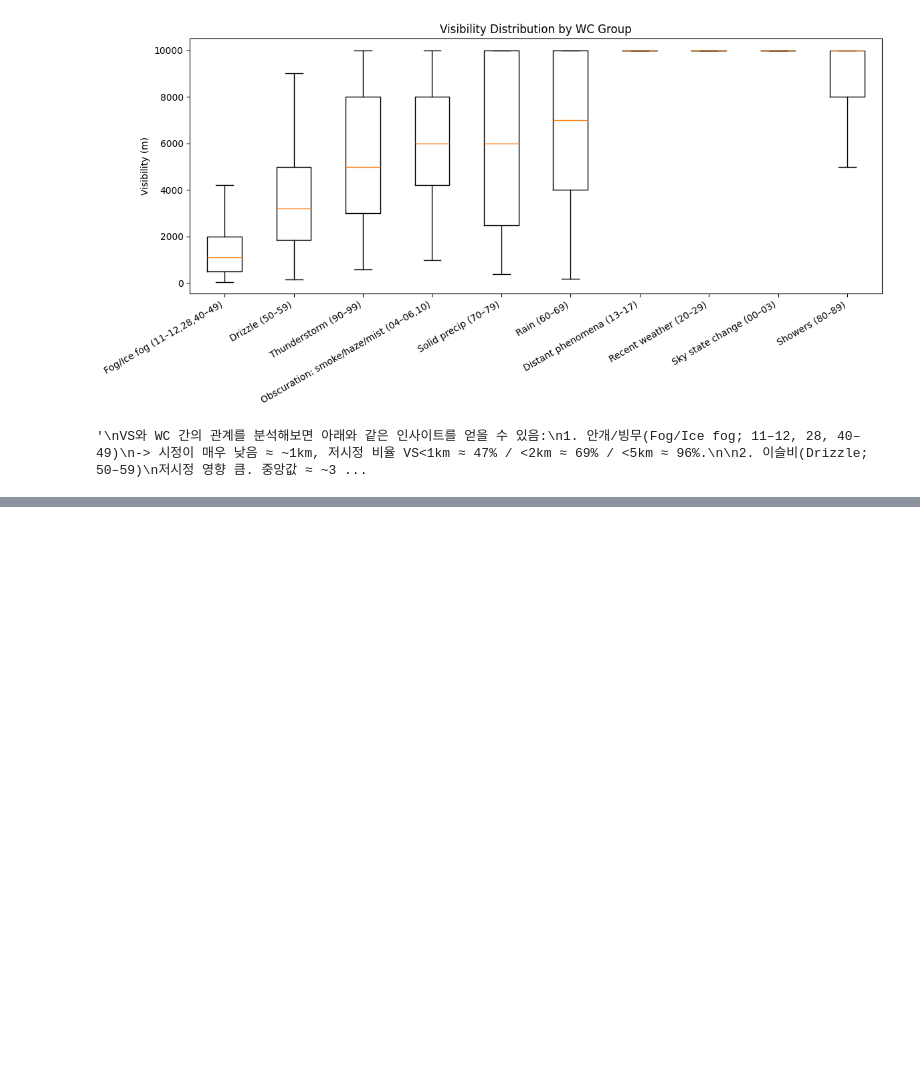
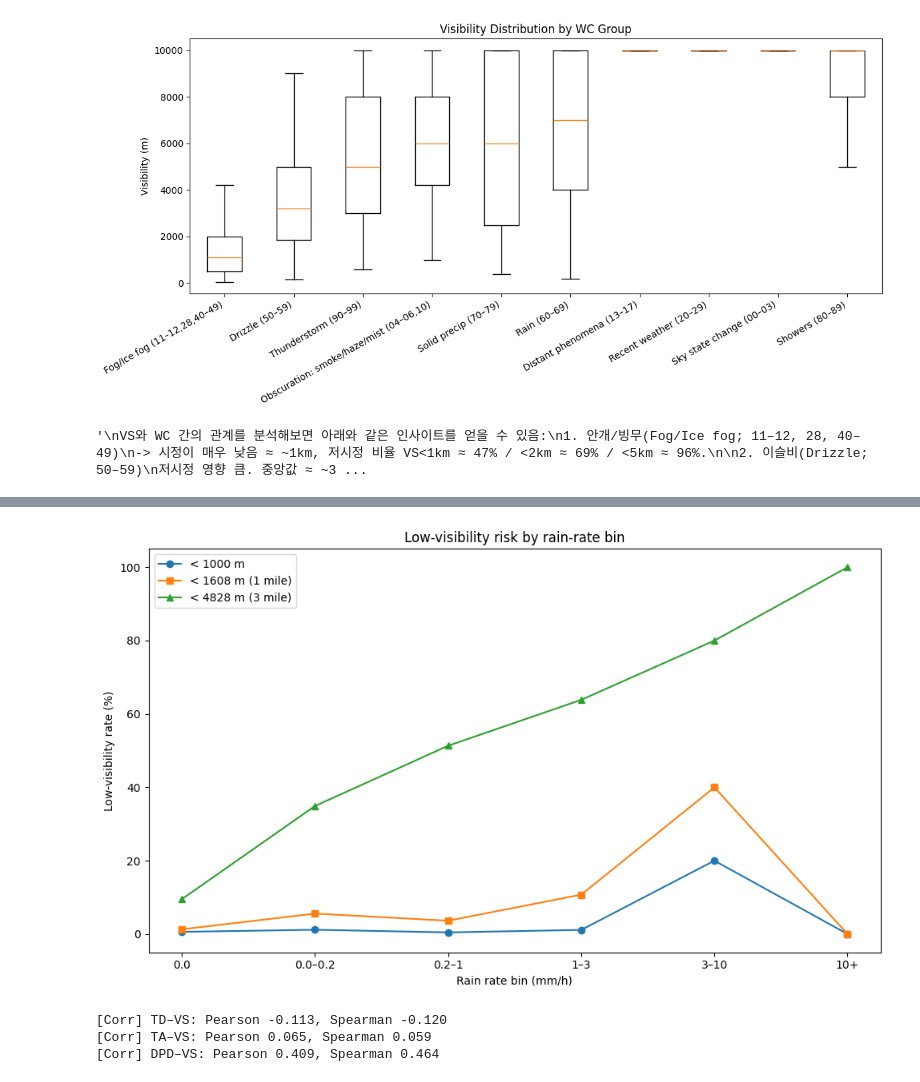
Before and after one commit to tjdrbdl/Weather_Prediction, a Jupyter notebook: prediction_weather/EDA.ipynb, the cells around one changed output, grey strips where cells are left out. Drawn from its saved outputs; the diff is of its cells as text; code cells hidden in the pictures; blank space fills up the shorter version.

```diff
--- a/prediction_weather/EDA.ipynb
+++ b/prediction_weather/EDA.ipynb
@@ -446,0 +575,56 @@ VS와 WC 간의 관계를 분석해보면 아래와 같은 인사이트를 얻
+# %%
+# 5) 저시정 위험곡선(1km, 1mile, 3mile) vs 강수구간
+x = np.arange(len(order))
+plt.figure(figsize=(10,6))
+plt.plot(x, summary["pct_vs_lt_1000"], marker="o", label="< 1000 m")
+plt.plot(x, summary["pct_vs_lt_1608"], marker="s", label="< 1608 m (1 mile)")
+plt.plot(x, summary["pct_vs_lt_4828"], marker="^", label="< 4828 m (3 mile)")
+plt.xticks(x, order)
+plt.xlabel("Rain rate bin (mm/h)")
+plt.ylabel("Low-visibility rate (%)")
+plt.title("Low-visibility risk by rain-rate bin")
+plt.legend()
+plt.tight_layout()
+plt.show()
+
+# 3-10 mm/h 구간부터 저시정 위험이 급격히 증가하는 패턴, 특히 1km 미만 저시정 비율이 급증
+# 강수량이 많아질수록 시정이 나빠지는 경향이지만, 10+ mm/h 구간에서는 오히려 저시정 비율이 다소 낮아지는 현상
+# 이는 극심한 강수 상황에서는 시정이 극단적으로 낮아지는 경우가 상대적으로 적기 때문일 수 있음(소나기)
+# %% [output]
+[figure, added]
+# %%
+use_cols = [c for c in ["VS","TD","TA"] if c in df.columns]
+df_T = df[use_cols].copy()
+for c in ["VS","TD","TA"]:
+    df_T[c] = pd.to_numeric(df_T[c], errors="coerce")
+df_T = df_T.dropna(subset=["VS","TD","TA"]).copy()
+
+# 파생변수
+# DPD: 이슬점감률 (작을수록 응결 위험↑, 저시정 위험↑)
+df_T["DPD"] = df_T["TA"] - df_T["TD"]
+
+# TD와 VS의 Pearson 및 Spearman 상관계수 계산
+m_td_vs = np.isfinite(df_T["TD"]) & np.isfinite(df_T["VS"])
+pear_TD = np.corrcoef(df_T["TD"][m_td_vs], df_T["VS"][m_td_vs])[0, 1]
+spear_TD = pd.Series(df_T["TD"][m_td_vs]).corr(pd.Series(df_T["VS"][m_td_vs]), method="spearman")
+
+# TA와 VS의 Pearson 및 Spearman 상관계수 계산
+m_ta_vs = np.isfinite(df_T["TA"]) & np.isfinite(df_T["VS"])
+pear_TA = np.corrcoef(df_T["TA"][m_ta_vs], df_T["VS"][m_ta_vs])[0, 1]
+spear_TA = pd.Series(df_T["TA"][m_ta_vs]).corr(pd.Series(df_T["VS"][m_ta_vs]), method="spearman")
+
+# DPD와 VS의 Pearson 및 Spearman 상관계수 계산
+m_dpd_vs = np.isfinite(df_T["DPD"]) & np.isfinite(df_T["VS"])
+pear_DPD = np.corrcoef(df_T["DPD"][m_dpd_vs], df_T["VS"][m_dpd_vs])[0, 1]
+spear_DPD = pd.Series(df_T["DPD"][m_dpd_vs]).corr(pd.Series(df_T["VS"][m_dpd_vs]), method="spearman")
+
+# 결과 출력
+print(f"[Corr] TD–VS: Pearson {pear_TD:.3f}, Spearman {spear_TD:.3f}")
+print(f"[Corr] TA–VS: Pearson {pear_TA:.3f}, Spearman {spear_TA:.3f}")
+print(f"[Corr] DPD–VS: Pearson {pear_DPD:.3f}, Spearman {spear_DPD:.3f}")
+
+# DPD(이슬점감률)와 VS(시정) 간의 상관관계가 가장 강함
+# %% [output]
+[Corr] TD–VS: Pearson -0.113, Spearman -0.120
+[Corr] TA–VS: Pearson 0.065, Spearman 0.059
+[Corr] DPD–VS: Pearson 0.409, Spearman 0.464
```
Also changed, not shown: parts of 11 cells of this notebook.
